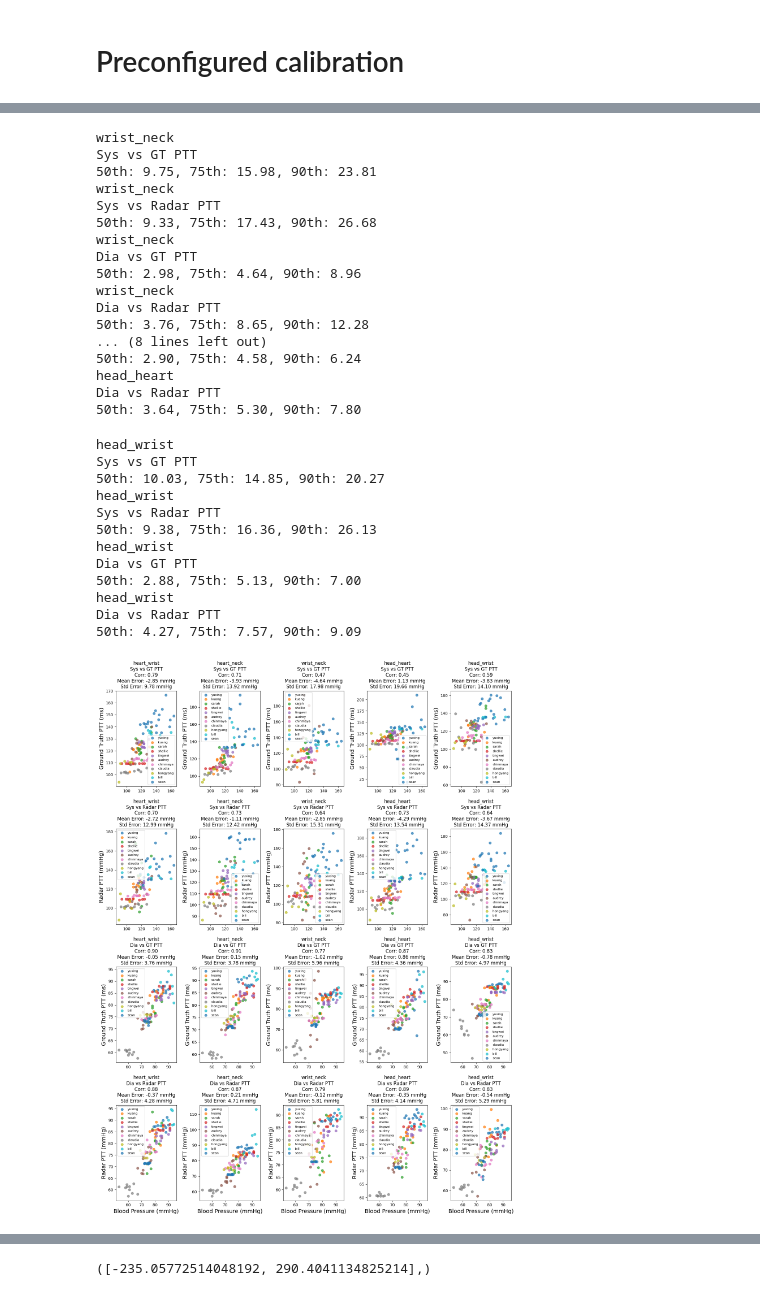
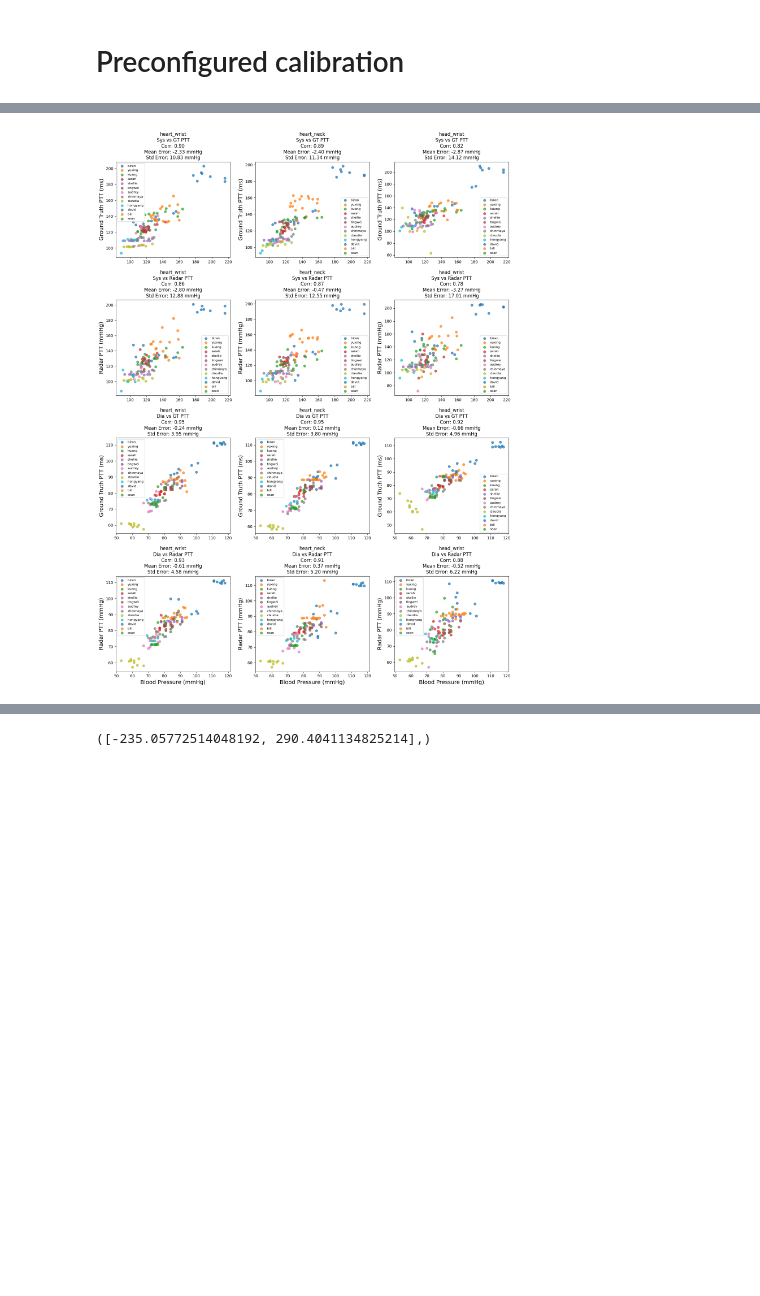
Before and after one commit to kuangyuan-cmu/RadarPulse, a Jupyter notebook: bp_eval_dev.ipynb, the cells around one changed output, grey strips where cells are left out. Drawn from its saved outputs; the diff is of its cells as text; code cells hidden in the pictures; blank space fills up the shorter version.

```diff
--- a/bp_eval_dev.ipynb
+++ b/bp_eval_dev.ipynb
@@ -9,15 +9,16 @@ from pathlib import Path
 site_pairs = [
     'heart_wrist',
     'heart_neck',
-    'wrist_neck',
-    'head_heart',
+    # 'wrist_neck',
+    # 'head_heart',
     'head_wrist',
     # 'head_neck'
 ]
 # %%
 # Read the CSV file
 # df = pd.read_csv('results/bp_eval/biran_ptt_bp_data.csv')
-df = pd.read_csv('results/bp_eval/fusion_retrained_thrv2_fixed/biran_ptt_bp_data.csv')
+# df = pd.read_csv('results_presubmission/bp_eval/fusion_retrained_thrv2_fixed/audrey_ptt_bp_data.csv')
+df = pd.read_csv('paper_figures/main_data/yuxing_ptt_bp_data.csv')
 print(len(df))
 # Add order numbers
 df['order'] = range(1, len(df) + 1)
@@ -834,12 +832,13 @@ import matplotlib.pyplot as plt
 import numpy as np
 import pandas as pd
 
-path = 'results/bp_eval/fusion_retrained_thrv2_fixed/'
+# path = 'results/bp_eval/fusion_retrained_thrv2_fixed/'
+path = 'paper_figures/main_data/'
 # path = Path(path)
 # filelist = list(path.glob('*.csv'))
 # userlist =['biran', 'shellie', 'chinmaya', 'claudia', 'hongyang']
 userlist = [
-    # 'biran',
+    'biran',
     'yuxing',
     'kuang',
     'sarah',
@@ -849,7 +848,7 @@ userlist = [
     'chinmaya',
     'claudia',
     'hongyang',
-    # 'david',
+    'david',
     'bill',
     'sean'
 ]
@@ -857,25 +856,33 @@ filelist = [Path(path + f'{user}_ptt_bp_data.csv') for user in userlist]
 site_pairs = [
     'heart_wrist',
     'heart_neck',
-    'wrist_neck',
-    'head_heart',
+    # 'wrist_neck',
+    # 'head_heart',
     'head_wrist',
     # 'head_neck'
 ]
 bp_calibrated_index = np.array([
     # [2, 3, 5], # biran
-    [2, 5, 7], # yuxing
+    [1, 3, 9], # SBP biran
+    # [2, 5, 7], # yuxing
+    [2, 6, 7], # SBP yuxing
     [2, 3, 7], # kuang
-    [2, 5, 7], # sarah
+    # [2, 5, 7], # sarah
+    [1, 3, 9], # SBP sarah
     [1, 3, 7], # shellie
     [2, 3, 5], # tingwei
-    [1, 3, 7], # audrey
+    # [1, 3, 7], # audrey
+    [1, 2, 7], # SBP audrey
     [2, 3, 9], # chinmaya
+    # [1, 7, 9], # SBP chinmaya
     [1, 5, 7], # claudia
     [1, 5, 7], # hongyang
     # [2, 3, 5], # david
+    [1, 3, 8], # SBP david
     [1, 3, 7], # bill
+    # [1, 6, 7], # SBP bill
     [2, 3, 5] # sean
+    # [1, 3, 7] # SBP sean
 ]) - 1
 assert len(userlist) == len(bp_calibrated_index)
 
@@ -962,13 +969,13 @@ for i, site_pair in enumerate(site_pairs):
 
     # Set titles and labels
     axes[0,i].set_title(f'{site_pair}\nSys vs GT PTT\nCorr: {sys_gt_corr:.2f}\nMean Error: {np.mean(sys_gt_error):.2f} mmHg\nStd Error: {np.std(sys_gt_error):.2f} mmHg', fontsize=12)
-    print(f'{site_pair}\nSys vs GT PTT\n50th: {np.percentile(np.abs(sys_gt_error), 50):.2f}, 75th: {np.percentile(np.abs(sys_gt_error), 75):.2f}, 90th: {np.percentile(np.abs(sys_gt_error), 90):.2f}')
+    # print(f'{site_pair}\nSys vs GT PTT\n50th: {np.percentile(np.abs(sys_gt_error), 50):.2f}, 75th: {np.percentile(np.abs(sys_gt_error), 75):.2f}, 90th: {np.percentile(np.abs(sys_gt_error), 90):.2f}')
     axes[1,i].set_title(f'{site_pair}\nSys vs Radar PTT\nCorr: {sys_pred_corr:.2f}\nMean Error: {np.mean(sys_pred_error):.2f} mmHg\nStd Error: {np.std(sys_pred_error):.2f} mmHg', fontsize=12)
-    print(f'{site_pair}\nSys vs Radar PTT\n50th: {np.percentile(np.abs(sys_pred_error), 50):.2f}, 75th: {np.percentile(np.abs(sys_pred_error), 75):.2f}, 90th: {np.percentile(np.abs(sys_pred_error), 90):.2f}')
+    # print(f'{site_pair}\nSys vs Radar PTT\n50th: {np.percentile(np.abs(sys_pred_error), 50):.2f}, 75th: {np.percentile(np.abs(sys_pred_error), 75):.2f}, 90th: {np.percentile(np.abs(sys_pred_error), 90):.2f}')
     axes[2,i].set_title(f'{site_pair}\nDia vs GT PTT\nCorr: {dia_gt_corr:.2f}\nMean Error: {np.mean(dia_gt_error):.2f} mmHg\nStd Error: {np.std(dia_gt_error):.2f} mmHg', fontsize=12)
-    print(f'{site_pair}\nDia vs GT PTT\n50th: {np.percentile(np.abs(dia_gt_error), 50):.2f}, 75th: {np.percentile(np.abs(dia_gt_error), 75):.2f}, 90th: {np.percentile(np.abs(dia_gt_error), 90):.2f}')
+    # print(f'{site_pair}\nDia vs GT PTT\n50th: {np.percentile(np.abs(dia_gt_error), 50):.2f}, 75th: {np.percentile(np.abs(dia_gt_error), 75):.2f}, 90th: {np.percentile(np.abs(dia_gt_error), 90):.2f}')
     axes[3,i].set_title(f'{site_pair}\nDia vs Radar PTT\nCorr: {dia_pred_corr:.2f}\nMean Error: {np.mean(dia_pred_error):.2f} mmHg\nStd Error: {np.std(dia_pred_error):.2f} mmHg', fontsize=12)
-    print(f'{site_pair}\nDia vs Radar PTT\n50th: {np.percentile(np.abs(dia_pred_error), 60):.2f}, 75th: {np.percentile(np.abs(dia_pred_error), 85):.2f}, 90th: {np.percentile(np.abs(dia_pred_error), 95):.2f}')
+    # print(f'{site_pair}\nDia vs Radar PTT\n50th: {np.percentile(np.abs(dia_pred_error), 60):.2f}, 75th: {np.percentile(np.abs(dia_pred_error), 85):.2f}, 90th: {np.percentile(np.abs(dia_pred_error), 95):.2f}')
 
     for ax_row in axes:
         for ax in ax_row:
@@ -1006,33 +996,4 @@ Dia vs Radar PTT
-wrist_neck
-Sys vs GT PTT
-50th: 9.75, 75th: 15.98, 90th: 23.81
-wrist_neck
-Sys vs Radar PTT
-50th: 9.33, 75th: 17.43, 90th: 26.68
-wrist_neck
-Dia vs GT PTT
-50th: 2.98, 75th: 4.64, 90th: 8.96
-wrist_neck
-Dia vs Radar PTT
-50th: 3.76, 75th: 8.65, 90th: 12.28
-... (8 lines left out)
-50th: 2.90, 75th: 4.58, 90th: 6.24
-head_heart
-Dia vs Radar PTT
-50th: 3.64, 75th: 5.30, 90th: 7.80
-head_wrist
-Sys vs GT PTT
-50th: 10.03, 75th: 14.85, 90th: 20.27
-head_wrist
-Sys vs Radar PTT
-50th: 9.38, 75th: 16.36, 90th: 26.13
-head_wrist
-Dia vs GT PTT
-50th: 2.88, 75th: 5.13, 90th: 7.00
-head_wrist
-Dia vs Radar PTT
-50th: 4.27, 75th: 7.57, 90th: 9.09
-[figure, old version]
+[figure, new version]
 # %%
 from sklearn.linear_model import LinearRegression
 from scipy.optimize import curve_fit
```
Also changed, not shown: parts of 3 cells of this notebook, 32 other files.
